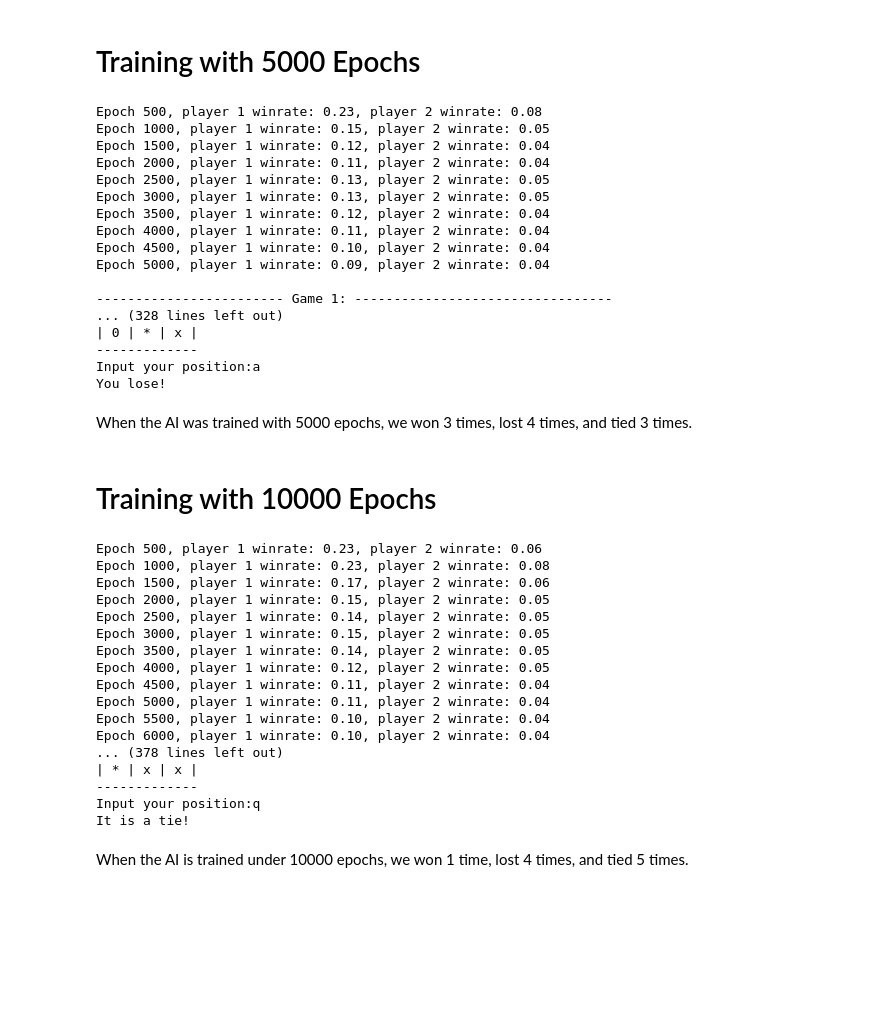
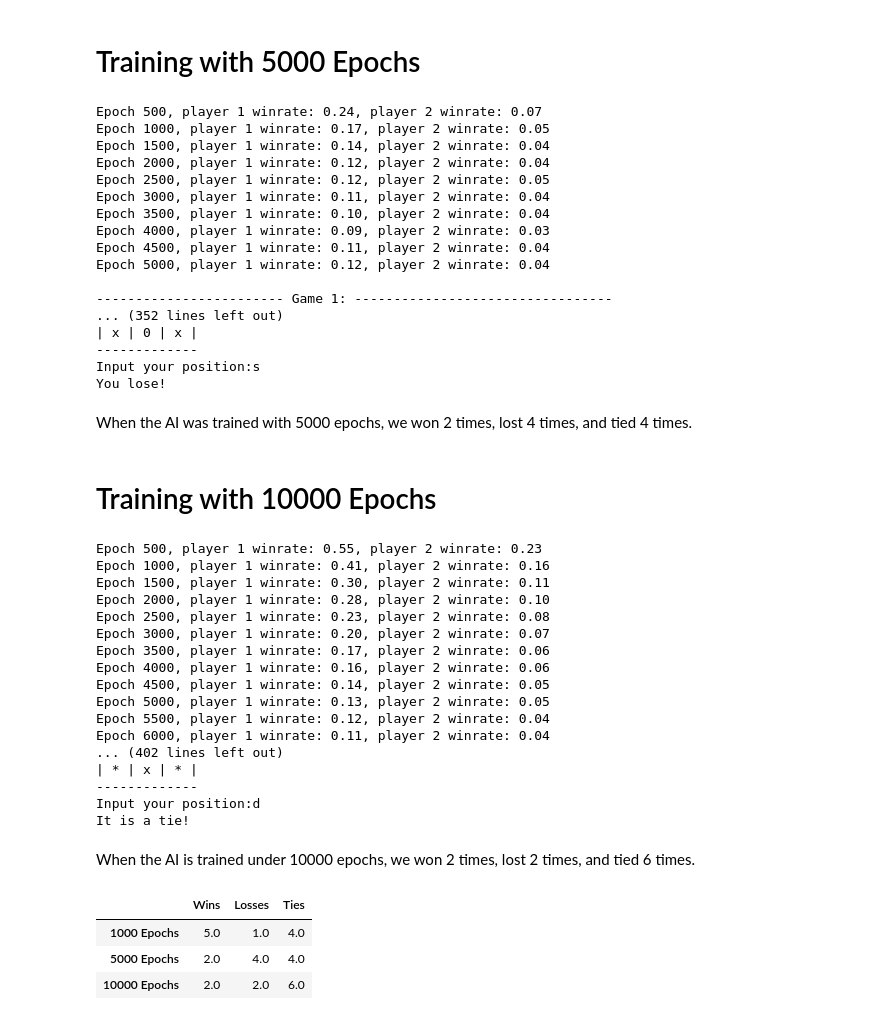
Before and after one commit to rishishah02/algo-econ, a Jupyter notebook: Project3/Part1_TTT.ipynb, the cells around one changed output. Drawn from its saved outputs; the diff is of its cells as text; code cells hidden in the pictures; blank space fills up the shorter version.

```diff
--- a/Project3/Part1_TTT.ipynb
+++ b/Project3/Part1_TTT.ipynb
@@ -403,28 +403,28 @@ train_5k = np.zeros(3)
 train(int(5000))
 for i in range(10):
     print(f'\n------------------------ Game {i+1}: ---------------------------------')
-    train_1k[play()]+=1
+    train_5k[play()]+=1
 df.iloc[1, :] = train_5k
 # %% [output]
-Epoch 500, player 1 winrate: 0.23, player 2 winrate: 0.08
-Epoch 1000, player 1 winrate: 0.15, player 2 winrate: 0.05
-Epoch 1500, player 1 winrate: 0.12, player 2 winrate: 0.04
-Epoch 2000, player 1 winrate: 0.11, player 2 winrate: 0.04
-Epoch 2500, player 1 winrate: 0.13, player 2 winrate: 0.05
-Epoch 3000, player 1 winrate: 0.13, player 2 winrate: 0.05
-Epoch 3500, player 1 winrate: 0.12, player 2 winrate: 0.04
-Epoch 4000, player 1 winrate: 0.11, player 2 winrate: 0.04
-Epoch 4500, player 1 winrate: 0.10, player 2 winrate: 0.04
-Epoch 5000, player 1 winrate: 0.09, player 2 winrate: 0.04
+Epoch 500, player 1 winrate: 0.24, player 2 winrate: 0.07
+Epoch 1000, player 1 winrate: 0.17, player 2 winrate: 0.05
+Epoch 1500, player 1 winrate: 0.14, player 2 winrate: 0.04
+Epoch 2000, player 1 winrate: 0.12, player 2 winrate: 0.04
+Epoch 2500, player 1 winrate: 0.12, player 2 winrate: 0.05
+Epoch 3000, player 1 winrate: 0.11, player 2 winrate: 0.04
+Epoch 3500, player 1 winrate: 0.10, player 2 winrate: 0.04
+Epoch 4000, player 1 winrate: 0.09, player 2 winrate: 0.03
+Epoch 4500, player 1 winrate: 0.11, player 2 winrate: 0.04
+Epoch 5000, player 1 winrate: 0.12, player 2 winrate: 0.04
 
 ------------------------ Game 1: ---------------------------------
-... (328 lines left out)
-| 0 | * | x |
+... (352 lines left out)
+| x | 0 | x |
 -------------
-Input your position:a
+Input your position:s
 You lose!
 # %% [markdown]
-When the AI was trained with 5000 epochs, we won 3 times, lost 4 times, and tied 3 times.
+When the AI was trained with 5000 epochs, we won 2 times, lost 4 times, and tied 4 times.
 # %%
 # | q | w | e |
 # | a | s | d |
@@ -436,25 +436,32 @@ train_10k = np.zeros(3)
 train(int(10000))
 for i in range(10):
     print(f'\n------------------------ Game {i+1}: ---------------------------------')
-    train_1k[play()]+=1
+    train_10k[play()]+=1
 df.iloc[2, :] = train_10k
 # %% [output]
-Epoch 500, player 1 winrate: 0.23, player 2 winrate: 0.06
-Epoch 1000, player 1 winrate: 0.23, player 2 winrate: 0.08
-Epoch 1500, player 1 winrate: 0.17, player 2 winrate: 0.06
-Epoch 2000, player 1 winrate: 0.15, player 2 winrate: 0.05
-Epoch 2500, player 1 winrate: 0.14, player 2 winrate: 0.05
-Epoch 3000, player 1 winrate: 0.15, player 2 winrate: 0.05
-Epoch 3500, player 1 winrate: 0.14, player 2 winrate: 0.05
-Epoch 4000, player 1 winrate: 0.12, player 2 winrate: 0.05
-Epoch 4500, player 1 winrate: 0.11, player 2 winrate: 0.04
-Epoch 5000, player 1 winrate: 0.11, player 2 winrate: 0.04
-Epoch 5500, player 1 winrate: 0.10, player 2 winrate: 0.04
-Epoch 6000, player 1 winrate: 0.10, player 2 winrate: 0.04
-... (378 lines left out)
-| * | x | x |
+Epoch 500, player 1 winrate: 0.55, player 2 winrate: 0.23
+Epoch 1000, player 1 winrate: 0.41, player 2 winrate: 0.16
+Epoch 1500, player 1 winrate: 0.30, player 2 winrate: 0.11
+Epoch 2000, player 1 winrate: 0.28, player 2 winrate: 0.10
+Epoch 2500, player 1 winrate: 0.23, player 2 winrate: 0.08
+Epoch 3000, player 1 winrate: 0.20, player 2 winrate: 0.07
+Epoch 3500, player 1 winrate: 0.17, player 2 winrate: 0.06
+Epoch 4000, player 1 winrate: 0.16, player 2 winrate: 0.06
+Epoch 4500, player 1 winrate: 0.14, player 2 winrate: 0.05
+Epoch 5000, player 1 winrate: 0.13, player 2 winrate: 0.05
+Epoch 5500, player 1 winrate: 0.12, player 2 winrate: 0.04
+Epoch 6000, player 1 winrate: 0.11, player 2 winrate: 0.04
+... (402 lines left out)
+| * | x | * |
 -------------
-Input your position:q
+Input your position:d
 It is a tie!
 # %% [markdown]
-When the AI is trained under 10000 epochs, we won 1 time, lost 4 times, and tied 5 times.
+When the AI is trained under 10000 epochs, we won 2 times, lost 2 times, and tied 6 times.
+# %%
+df
+# %% [output]
+|  | Wins | Losses | Ties |
+| 1000 Epochs | 5.0 | 1.0 | 4.0 |
+| 5000 Epochs | 2.0 | 4.0 | 4.0 |
+| 10000 Epochs | 2.0 | 2.0 | 6.0 |
```
Also changed, not shown: parts of 2 cells of this notebook, 2 other files.
